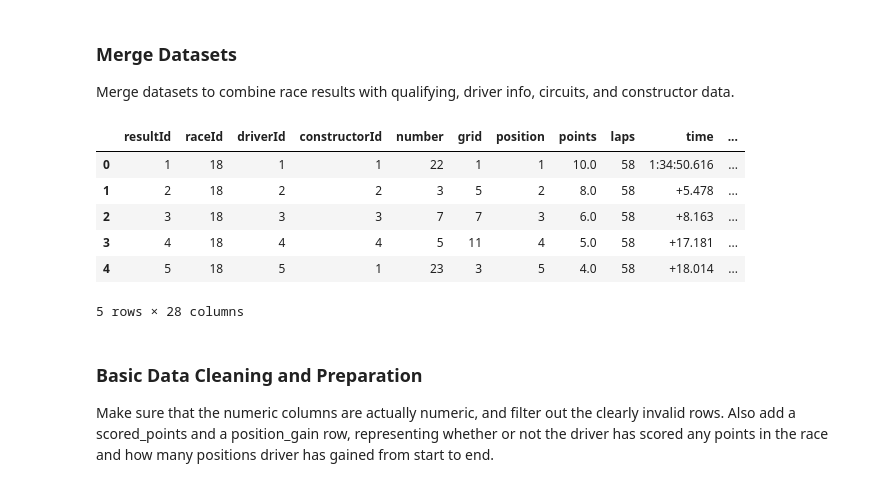
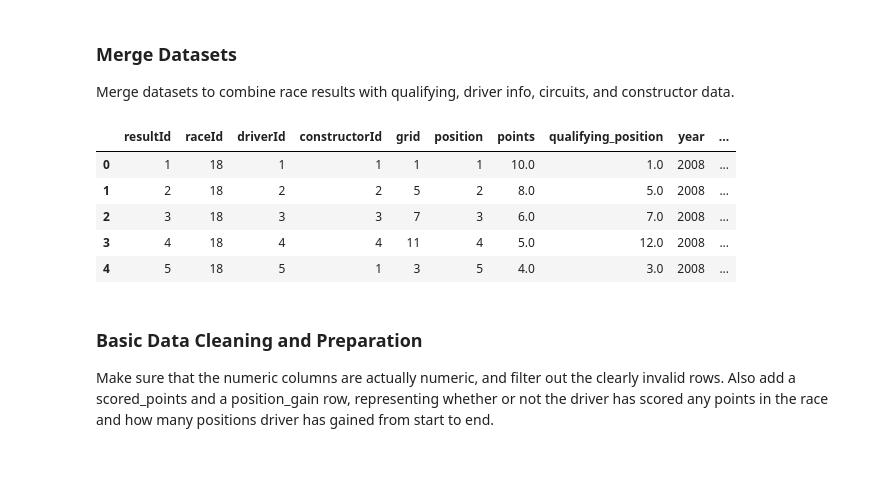
Before and after one commit to noelleketoo/F1-Racing-Analysis, a Jupyter notebook: analysis.ipynb, the cells around one changed output. Saved outputs shown, nothing was run; the diff lists cells and outputs as text; code cells hidden in the pictures.

```diff
--- a/analysis.ipynb
+++ b/analysis.ipynb
@@ -72,33 +99,34 @@ results.head()
 
 Merge datasets to combine race results with qualifying, driver info, circuits, and constructor data.
 # %%
-df = results.copy().drop(columns=['position', 'positionText']).rename(columns={'positionOrder': 'position'})
+df = results.copy().drop(columns=['position']).rename(columns={'positionOrder': 'position'})
 
 qual = qualifying[['raceId', 'driverId', 'position']].rename(columns={'position': 'qualifying_position'})
 df = pd.merge(df, qual, on=['raceId', 'driverId'], how='left')
 
 races_circuits = pd.merge(races, circuits[['circuitId', 'circuitRef', 'name', 'country']], on='circuitId', how='left')
-df = pd.merge(df, races_circuits[['raceId', 'year', 'round', 'circuitRef', 'country']], on='raceId', how='left')
+df = pd.merge(df, races_circuits[['raceId', 'year', 'round', 'circuitId', 'circuitRef', 'country']], on='raceId', how='left')
 
-drivers_df = drivers[['driverId', 'driverRef', 'nationality']].rename(columns={"nationality": "driver_nationality"})
+drivers_df = drivers[['driverId', 'driverRef']]
 df = pd.merge(df, drivers_df, on='driverId', how='left')
 
-constructors_df = constructors[['constructorId', 'name', 'nationality']].rename(columns={'name': 'constructor_name', 'nationality': 'constructor_nationality'})
+constructors_df = constructors[['constructorId', 'name']].rename(columns={'name': 'constructor_name'})
 df = pd.merge(df, constructors_df, on='constructorId', how='left')
 
-cs = constructor_standings[["raceId", "constructorId", "points", "position", "wins"]]
-cs = cs.rename(columns={"points": "constructor_points_standings", "position": "constructor_champ_position", "wins": "constructor_wins_season"})
-df = df.merge(cs, on=["raceId", "constructorId"], how="left")
+# Drop all post race results except the ones we are trying to predict
+df = df.drop(columns=['positionText', 'laps', 'time', 'milliseconds', 'fastestLap', 'fastestLapTime', 'fastestLapSpeed', 'rank', 'statusId'])
+
+# Number is irrelevant for prediction
+df = df.drop(columns=['number'])
 
 df.head()
 # %% [output]
-|  | resultId | raceId | driverId | constructorId | number | grid | position | points | laps | time | ... |
-| 0 | 1 | 18 | 1 | 1 | 22 | 1 | 1 | 10.0 | 58 | 1:34:50.616 | ... |
-| 1 | 2 | 18 | 2 | 2 | 3 | 5 | 2 | 8.0 | 58 | +5.478 | ... |
-| 2 | 3 | 18 | 3 | 3 | 7 | 7 | 3 | 6.0 | 58 | +8.163 | ... |
-| 3 | 4 | 18 | 4 | 4 | 5 | 11 | 4 | 5.0 | 58 | +17.181 | ... |
-| 4 | 5 | 18 | 5 | 1 | 23 | 3 | 5 | 4.0 | 58 | +18.014 | ... |
+|  | resultId | raceId | driverId | constructorId | grid | position | points | qualifying_position | year | ... |
+| 0 | 1 | 18 | 1 | 1 | 1 | 1 | 10.0 | 1.0 | 2008 | ... |
+| 1 | 2 | 18 | 2 | 2 | 5 | 2 | 8.0 | 5.0 | 2008 | ... |
+| 2 | 3 | 18 | 3 | 3 | 7 | 3 | 6.0 | 7.0 | 2008 | ... |
+| 3 | 4 | 18 | 4 | 4 | 11 | 4 | 5.0 | 12.0 | 2008 | ... |
+| 4 | 5 | 18 | 5 | 1 | 3 | 5 | 4.0 | 3.0 | 2008 | ... |
-5 rows × 28 columns
 # %% [markdown]
 ### Basic Data Cleaning and Preparation
 Make sure that the numeric columns are actually numeric, and filter out the clearly invalid rows. Also add a scored_points and a position_gain row, representing whether or not the driver has scored any points in the race and how many positions driver has gained from start to end.
```
Also changed, not shown: parts of 55 cells of this notebook, 1 other file.
